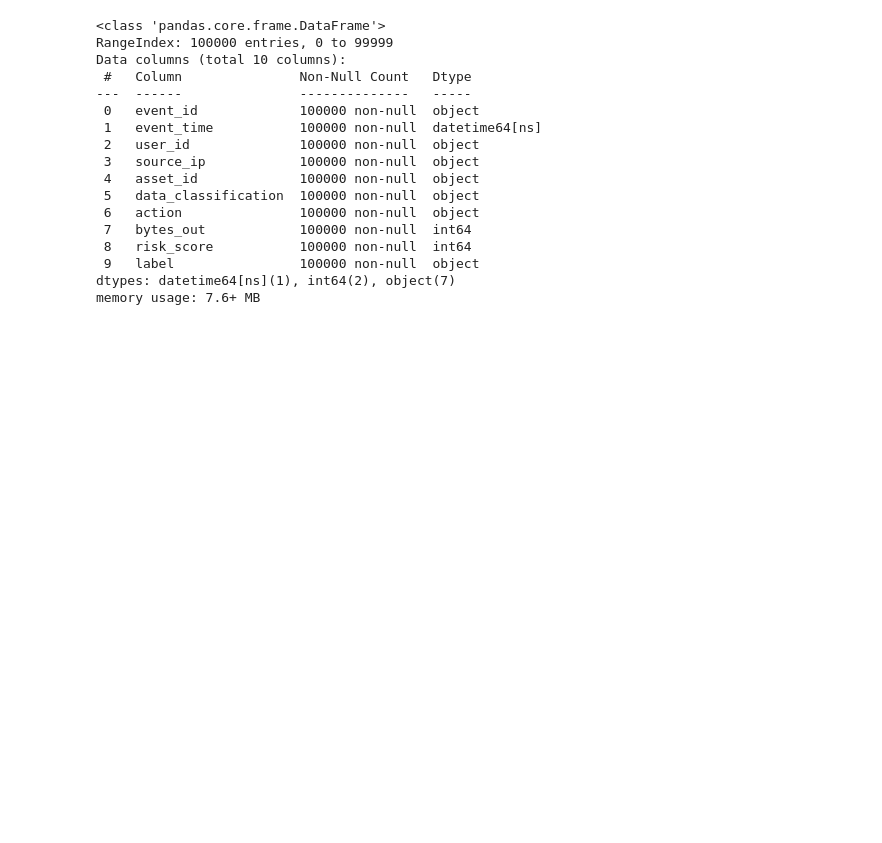
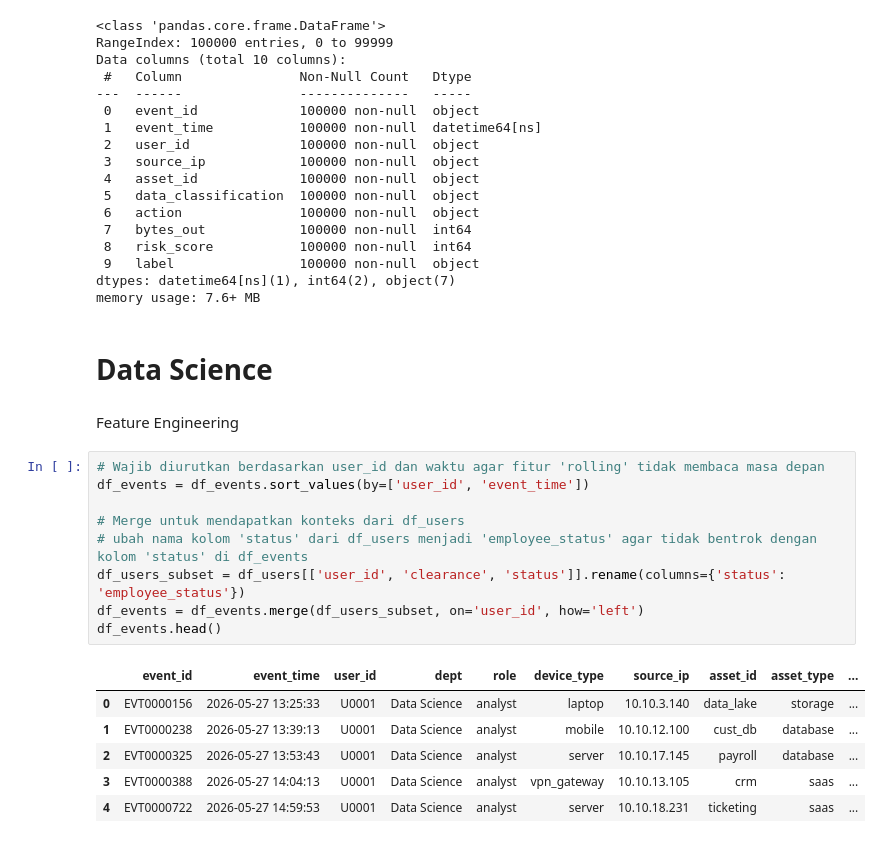
Before and after one commit to Elvin-Aurelio/UAS-Perancangan-Big-Data, a Jupyter notebook: jawaban.ipynb, the cells around one changed output. Saved outputs shown, nothing was run; the diff lists cells and outputs as text; blank space fills up the shorter version.

```diff
--- a/jawaban.ipynb
+++ b/jawaban.ipynb
@@ -227,3 +227,23 @@ Data columns (total 10 columns):
  9   label                100000 non-null  object
 dtypes: datetime64[ns](1), int64(2), object(7)
 memory usage: 7.6+ MB
+# %% [markdown]
+# Data Science
+# %% [markdown]
+Feature Engineering
+# %%
+# Wajib diurutkan berdasarkan user_id dan waktu agar fitur 'rolling' tidak membaca masa depan
+df_events = df_events.sort_values(by=['user_id', 'event_time'])
+
+# Merge untuk mendapatkan konteks dari df_users
+# ubah nama kolom 'status' dari df_users menjadi 'employee_status' agar tidak bentrok dengan kolom 'status' di df_events
+df_users_subset = df_users[['user_id', 'clearance', 'status']].rename(columns={'status': 'employee_status'})
+df_events = df_events.merge(df_users_subset, on='user_id', how='left')
+df_events.head()
+# %% [output]
+|  | event_id | event_time | user_id | dept | role | device_type | source_ip | asset_id | asset_type | ... |
+| 0 | EVT0000156 | 2026-05-27 13:25:33 | U0001 | Data Science | analyst | laptop | 10.10.3.140 | data_lake | storage | ... |
+| 1 | EVT0000238 | 2026-05-27 13:39:13 | U0001 | Data Science | analyst | mobile | 10.10.12.100 | cust_db | database | ... |
+| 2 | EVT0000325 | 2026-05-27 13:53:43 | U0001 | Data Science | analyst | server | 10.10.17.145 | payroll | database | ... |
+| 3 | EVT0000388 | 2026-05-27 14:04:13 | U0001 | Data Science | analyst | vpn_gateway | 10.10.13.105 | crm | saas | ... |
+| 4 | EVT0000722 | 2026-05-27 14:59:53 | U0001 | Data Science | analyst | server | 10.10.18.231 | ticketing | saas | ... |
```
Also changed, not shown: parts of 24 cells of this notebook.
